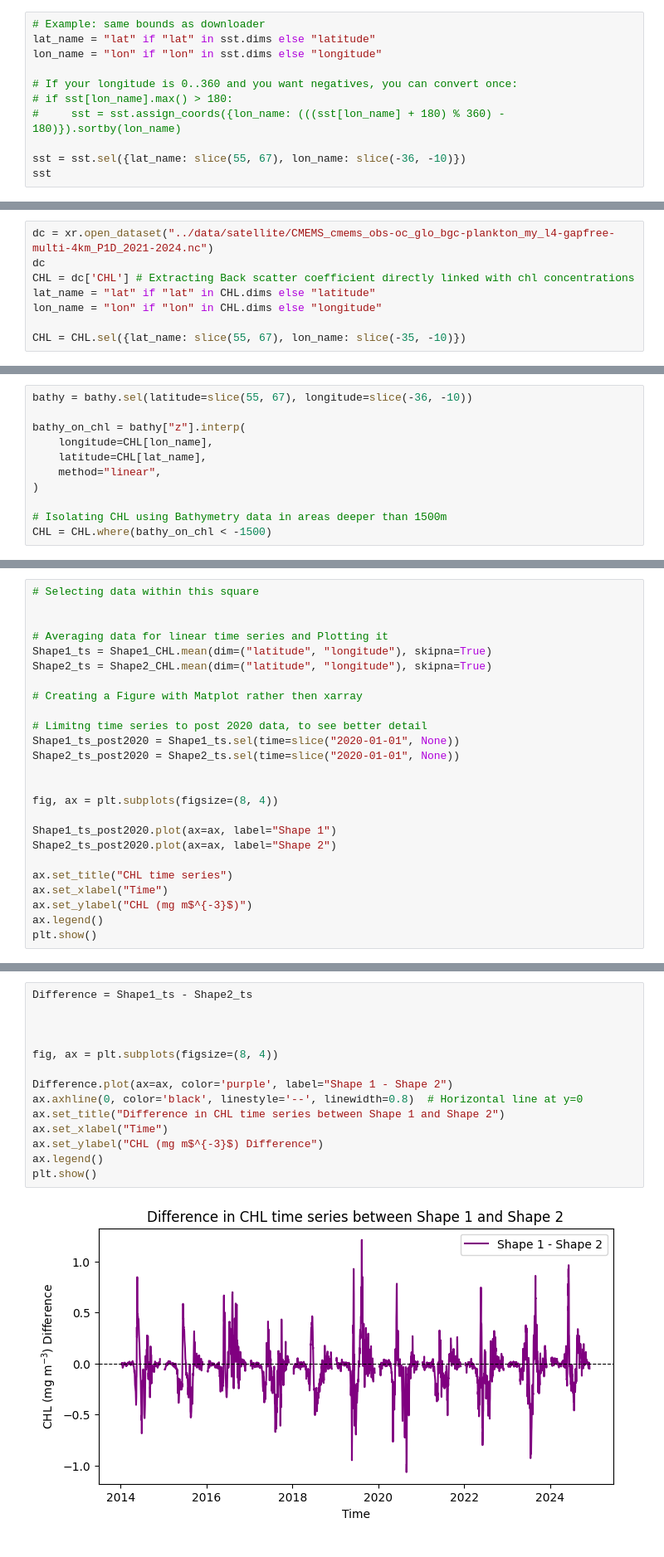
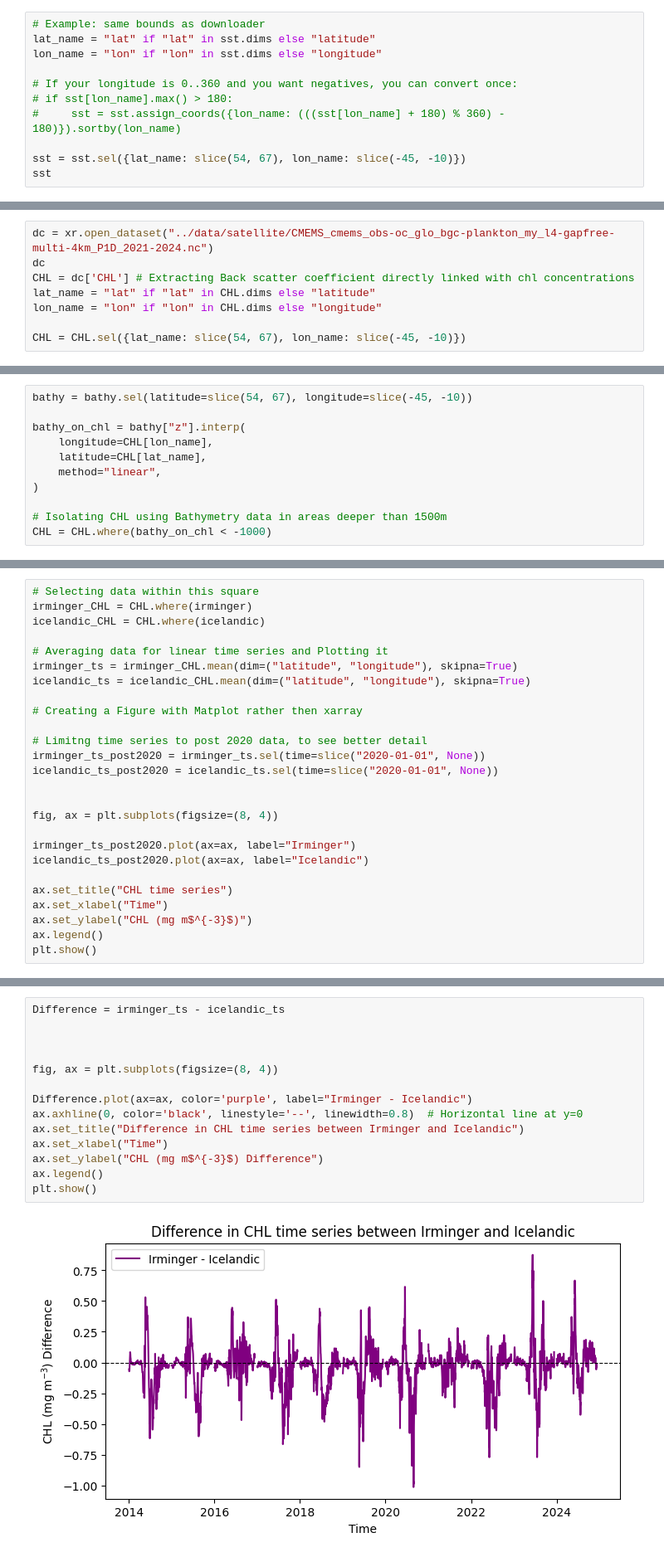
Before and after one commit to ROYVNZ/Mas, a Jupyter notebook: Scripts/Satellite_data.ipynb, the cells around one changed output, grey strips where cells are left out. Shown at 83% size. Cells and saved outputs as stored; diff of their text form.

```diff
--- a/Scripts/Satellite_data.ipynb
+++ b/Scripts/Satellite_data.ipynb
@@ -53,6 +53,6 @@ lon_name = "lon" if "lon" in sst.dims else "longitude"
 # if sst[lon_name].max() > 180:
 #     sst = sst.assign_coords({lon_name: (((sst[lon_name] + 180) % 360) - 180)}).sortby(lon_name)
 
-sst = sst.sel({lat_name: slice(55, 67), lon_name: slice(-36, -10)})
+sst = sst.sel({lat_name: slice(54, 67), lon_name: slice(-45, -10)})
 sst
 # %% [output]
@@ -132,7 +132,7 @@ CHL = dc['CHL'] # Extracting Back scatter coefficient directly linked with chl c
 lat_name = "lat" if "lat" in CHL.dims else "latitude"
 lon_name = "lon" if "lon" in CHL.dims else "longitude"
 
-CHL = CHL.sel({lat_name: slice(55, 67), lon_name: slice(-35, -10)})
+CHL = CHL.sel({lat_name: slice(54, 67), lon_name: slice(-45, -10)})
 # %%
 # Monthly means, 12-month climatology.
 CHL_mon = CHL.resample(time='MS').mean()
@@ -242,7 +242,7 @@ plt.show()
 # %% [output]
 [figure]
 # %%
-bathy = bathy.sel(latitude=slice(55, 67), longitude=slice(-36, -10))
+bathy = bathy.sel(latitude=slice(54, 67), longitude=slice(-45, -10))
 
 bathy_on_chl = bathy["z"].interp(
     longitude=CHL[lon_name],
@@ -251,7 +251,7 @@ bathy_on_chl = bathy["z"].interp(
 )
 
 # Isolating CHL using Bathymetry data in areas deeper than 1500m
-CHL = CHL.where(bathy_on_chl < -1500)
+CHL = CHL.where(bathy_on_chl < -1000)
 # %%
 # Monthly means, 12-month climatology.
 CHL_mon = CHL.resample(time='MS').mean()
@@ -440,22 +441,23 @@ Shape2_CHL = CHL.where(Shape2)
 # %%
 # Selecting data within this square
-
+irminger_CHL = CHL.where(irminger)
+icelandic_CHL = CHL.where(icelandic)
 
 # Averaging data for linear time series and Plotting it
-Shape1_ts = Shape1_CHL.mean(dim=("latitude", "longitude"), skipna=True)
-Shape2_ts = Shape2_CHL.mean(dim=("latitude", "longitude"), skipna=True)
+irminger_ts = irminger_CHL.mean(dim=("latitude", "longitude"), skipna=True)
+icelandic_ts = icelandic_CHL.mean(dim=("latitude", "longitude"), skipna=True)
 
 # Creating a Figure with Matplot rather then xarray
 
 # Limitng time series to post 2020 data, to see better detail
-Shape1_ts_post2020 = Shape1_ts.sel(time=slice("2020-01-01", None))
-Shape2_ts_post2020 = Shape2_ts.sel(time=slice("2020-01-01", None))
+irminger_ts_post2020 = irminger_ts.sel(time=slice("2020-01-01", None))
+icelandic_ts_post2020 = icelandic_ts.sel(time=slice("2020-01-01", None))
 
 
 fig, ax = plt.subplots(figsize=(8, 4))
 
-Shape1_ts_post2020.plot(ax=ax, label="Shape 1")
-Shape2_ts_post2020.plot(ax=ax, label="Shape 2")
+irminger_ts_post2020.plot(ax=ax, label="Irminger")
+icelandic_ts_post2020.plot(ax=ax, label="Icelandic")
 
 ax.set_title("CHL time series")
 ax.set_xlabel("Time")
@@ -467,18 +469,18 @@ plt.show()
 # %%
-Difference = Shape1_ts - Shape2_ts
+Difference = irminger_ts - icelandic_ts
 
 
 
 fig, ax = plt.subplots(figsize=(8, 4))
 
-Difference.plot(ax=ax, color='purple', label="Shape 1 - Shape 2")
+Difference.plot(ax=ax, color='purple', label="Irminger - Icelandic")
 ax.axhline(0, color='black', linestyle='--', linewidth=0.8)  # Horizontal line at y=0
-ax.set_title("Difference in CHL time series between Shape 1 and Shape 2")
+ax.set_title("Difference in CHL time series between Irminger and Icelandic")
 ax.set_xlabel("Time")
 ax.set_ylabel("CHL (mg m$^{-3}$) Difference")
 ax.legend()
 plt.show()
 # %% [output]
-[figure, old version]
+[figure, new version]
 # %%
 # Monthly Shape Climatology with standard deviation envelopes
```
Also changed, not shown: parts of 21 cells of this notebook, 6 other files.
